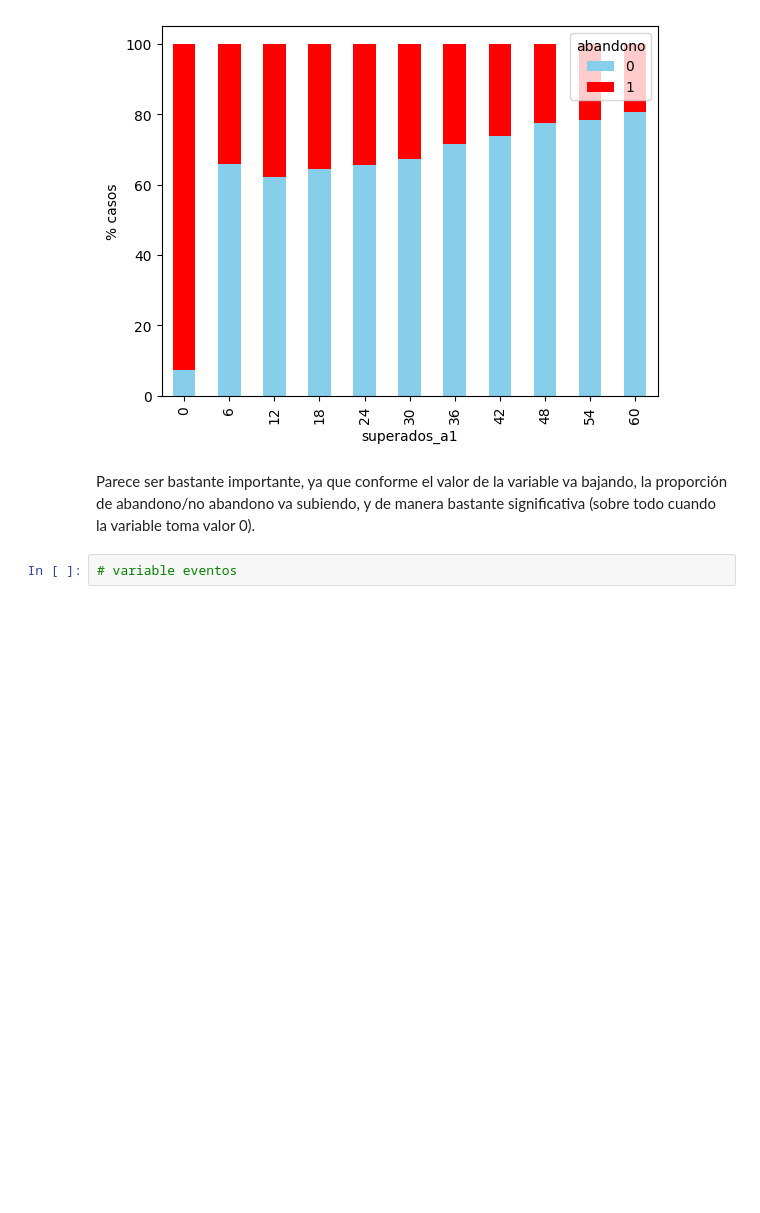
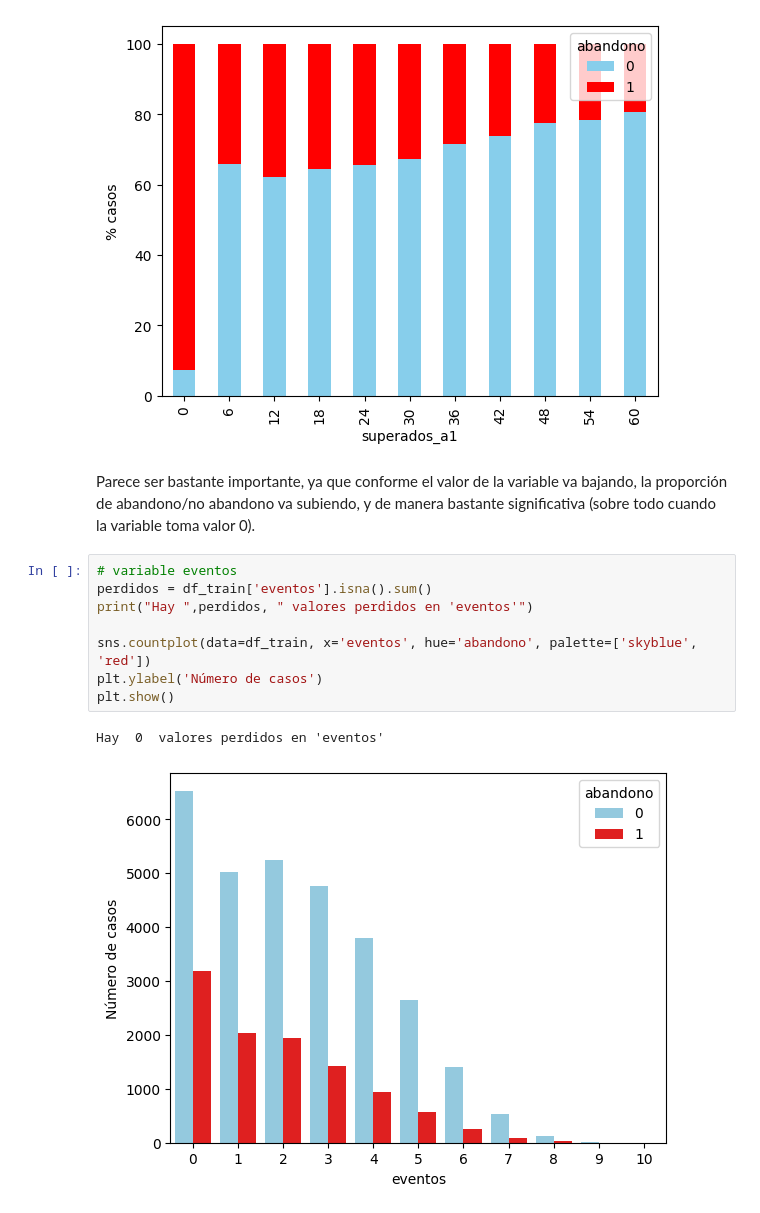
Before and after one commit to Marcos-Wth/Practica_1_Mineria_de_Datos, a Jupyter notebook: Práctica 1 - Análisis, procesamiento y validación .ipynb, the cells around one changed output. Drawn from its saved outputs; the diff is of its cells as text; blank space fills up the shorter version.

```diff
--- a/Práctica 1 - Análisis, procesamiento y validación .ipynb
+++ b/Práctica 1 - Análisis, procesamiento y validación .ipynb
@@ -435,3 +435,12 @@ Hay  0  valores perdidos en 'superados_a1'
 Parece ser bastante importante, ya que conforme el valor de la variable va bajando, la proporción de abandono/no abandono va subiendo, y de manera bastante significativa (sobre todo cuando la variable toma valor 0).
 # %%
 # variable eventos
+perdidos = df_train['eventos'].isna().sum()
+print("Hay ",perdidos, " valores perdidos en 'eventos'")
+
+sns.countplot(data=df_train, x='eventos', hue='abandono', palette=['skyblue', 'red'])
+plt.ylabel('Número de casos')
+plt.show()
+# %% [output]
+Hay  0  valores perdidos en 'eventos'
+[figure, added]
```
Also changed, not shown: parts of 7 cells of this notebook.
